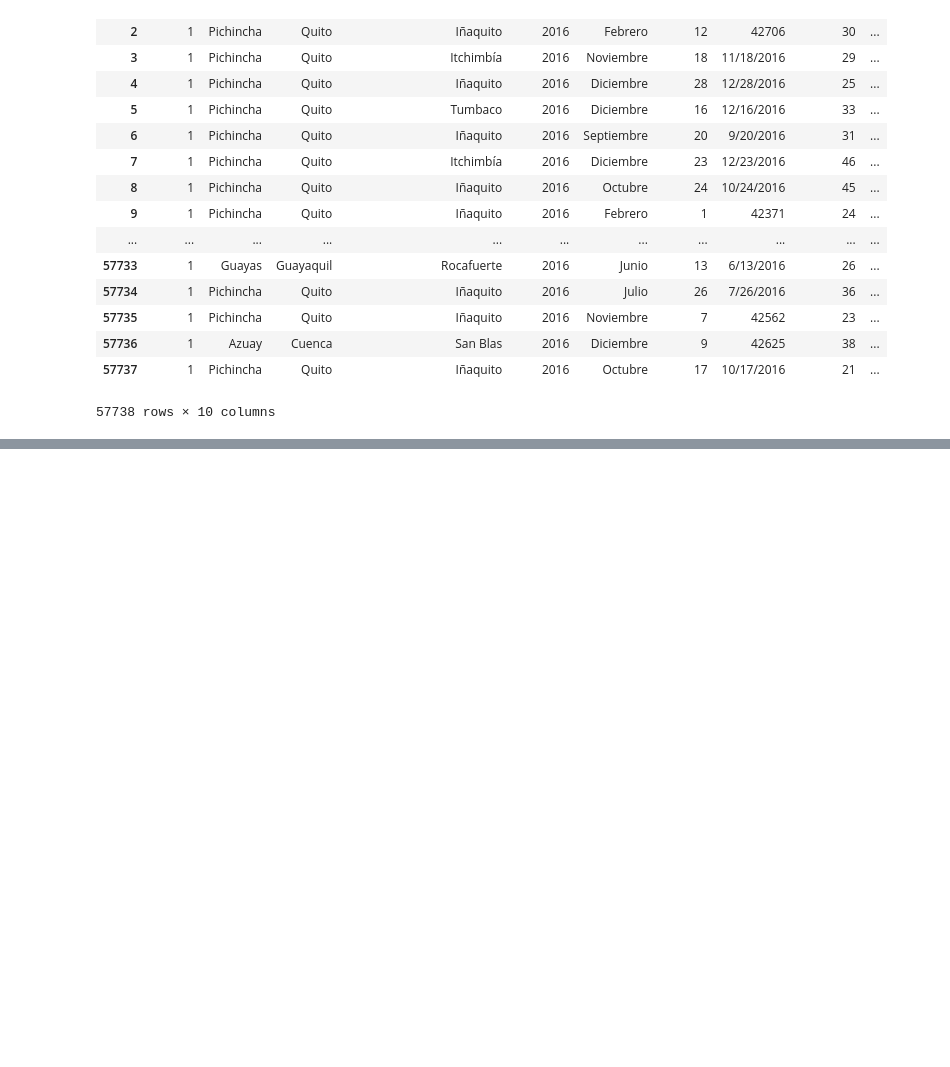
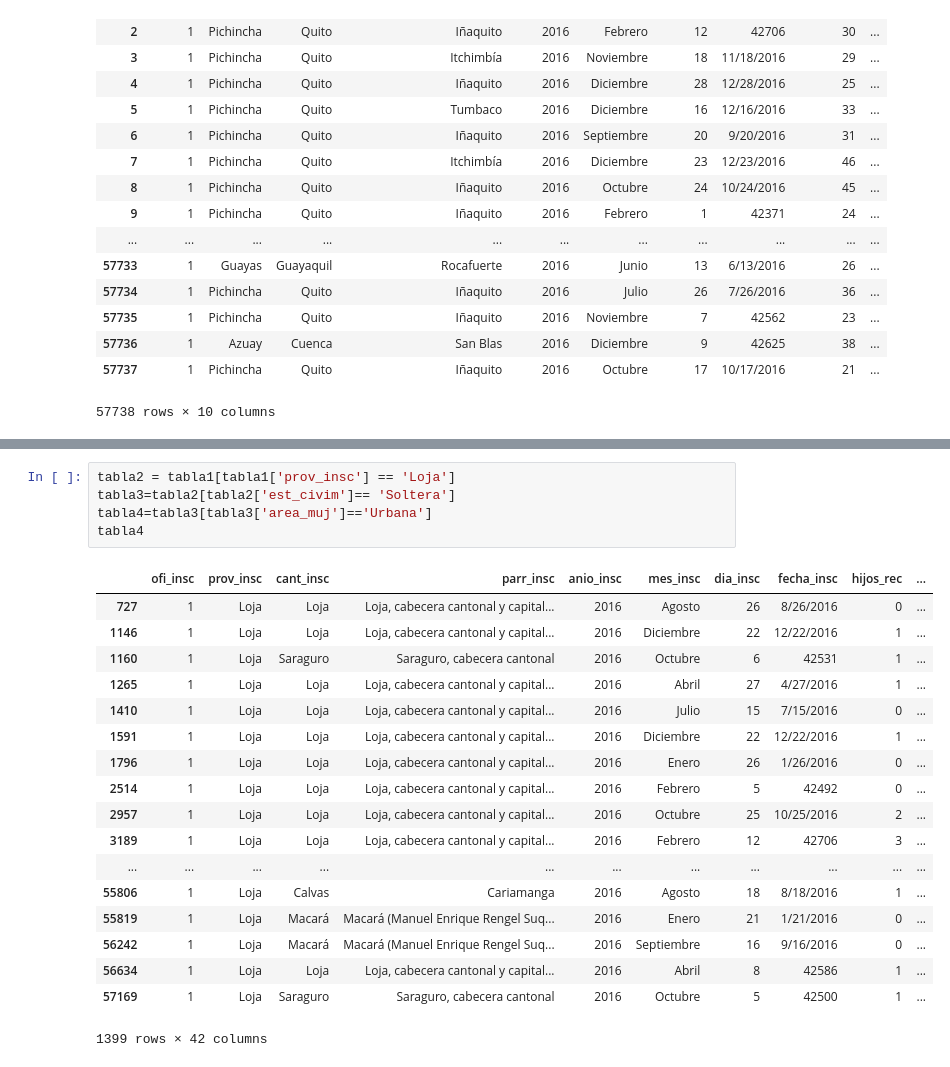
Before and after one commit to programacion-taw-utpl-001/trabajo-final-primer-bimestre-final-004, a Jupyter notebook: Proyecto/Untitled.ipynb, the cells around one changed output, grey strips where cells are left out. Cells and saved outputs as stored; diff of their text form; blank space fills up the shorter version.

```diff
--- a/Proyecto/Untitled.ipynb
+++ b/Proyecto/Untitled.ipynb
@@ -95,0 +129,24 @@ KeyError: 'cod_paish'
+# %%
+tabla2 = tabla1[tabla1['prov_insc'] == 'Loja']
+tabla3=tabla2[tabla2['est_civim']== 'Soltera']
+tabla4=tabla3[tabla3['area_muj']=='Urbana']
+tabla4
+# %% [output]
+|  | ofi_insc | prov_insc | cant_insc | parr_insc | anio_insc | mes_insc | dia_insc | fecha_insc | hijos_rec | ... |
+| 727 | 1 | Loja | Loja | Loja, cabecera cantonal y capital... | 2016 | Agosto | 26 | 8/26/2016 | 0 | ... |
+| 1146 | 1 | Loja | Loja | Loja, cabecera cantonal y capital... | 2016 | Diciembre | 22 | 12/22/2016 | 1 | ... |
+| 1160 | 1 | Loja | Saraguro | Saraguro, cabecera cantonal | 2016 | Octubre | 6 | 42531 | 1 | ... |
+| 1265 | 1 | Loja | Loja | Loja, cabecera cantonal y capital... | 2016 | Abril | 27 | 4/27/2016 | 1 | ... |
+| 1410 | 1 | Loja | Loja | Loja, cabecera cantonal y capital... | 2016 | Julio | 15 | 7/15/2016 | 0 | ... |
+| 1591 | 1 | Loja | Loja | Loja, cabecera cantonal y capital... | 2016 | Diciembre | 22 | 12/22/2016 | 1 | ... |
+| 1796 | 1 | Loja | Loja | Loja, cabecera cantonal y capital... | 2016 | Enero | 26 | 1/26/2016 | 0 | ... |
+| 2514 | 1 | Loja | Loja | Loja, cabecera cantonal y capital... | 2016 | Febrero | 5 | 42492 | 0 | ... |
+| 2957 | 1 | Loja | Loja | Loja, cabecera cantonal y capital... | 2016 | Octubre | 25 | 10/25/2016 | 2 | ... |
+| 3189 | 1 | Loja | Loja | Loja, cabecera cantonal y capital... | 2016 | Febrero | 12 | 42706 | 3 | ... |
+| ... | ... | ... | ... | ... | ... | ... | ... | ... | ... | ... |
+| 55806 | 1 | Loja | Calvas | Cariamanga | 2016 | Agosto | 18 | 8/18/2016 | 1 | ... |
+| 55819 | 1 | Loja | Macará | Macará (Manuel Enrique Rengel Suq... | 2016 | Enero | 21 | 1/21/2016 | 0 | ... |
+| 56242 | 1 | Loja | Macará | Macará (Manuel Enrique Rengel Suq... | 2016 | Septiembre | 16 | 9/16/2016 | 0 | ... |
+| 56634 | 1 | Loja | Loja | Loja, cabecera cantonal y capital... | 2016 | Abril | 8 | 42586 | 1 | ... |
+| 57169 | 1 | Loja | Saraguro | Saraguro, cabecera cantonal | 2016 | Octubre | 5 | 42500 | 1 | ... |
+1399 rows × 42 columns
```
Also changed, not shown: parts of 13 cells of this notebook, 6 other files.
